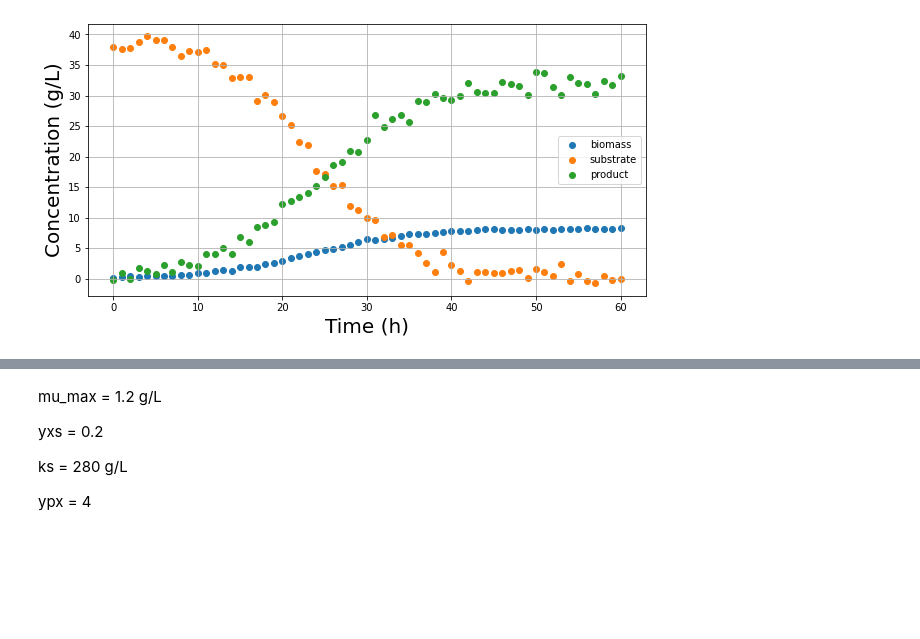
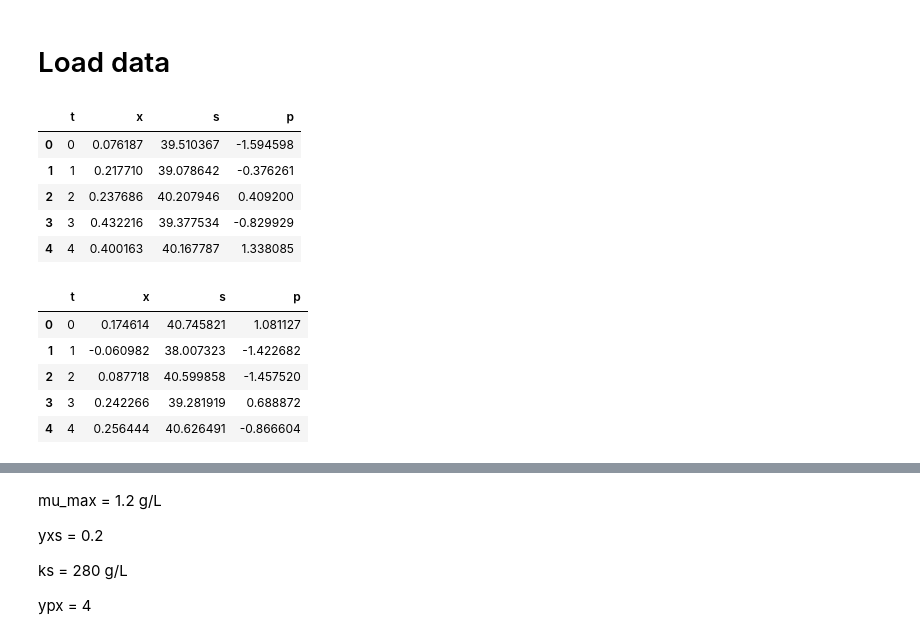
Before and after one commit to juanmggb/maestria, a Jupyter notebook: parameter_estimation/parameter_estimation.ipynb, the cells around one changed output, grey strips where cells are left out. Cells and saved outputs as stored; diff of their text form; code cells hidden in the pictures; blank space fills up the shorter version.

```diff
--- a/parameter_estimation/parameter_estimation.ipynb
+++ b/parameter_estimation/parameter_estimation.ipynb
@@ -85,13 +79 @@ fn.plot_data(predicted_noise)
-# %%
-plt.figure(figsize=(10, 5))
-plt.scatter(predicted_noise.t, predicted_noise.x, label = 'biomass')
-plt.scatter(predicted_noise.t, predicted_noise.s, label = 'substrate')
-plt.scatter(predicted_noise.t, predicted_noise.p, label = 'product')
-plt.xlabel("Time (h)", size = 20)
-plt.ylabel('Concentration (g/L)', size = 20)
-plt.grid()
-plt.legend(fontsize=10)
-plt.show()
-# %% [output]
-[figure, removed]
 # %%
@@ -102,0 +104,24 @@ def fitness_function(parms):
+# %% [markdown]
+# Load data
+# %%
+# Load data
+data_monod = pd.read_csv("data/data_monod.csv")
+data_monod.head()
+# %% [output]
+|  | t | x | s | p |
+| 0 | 0 | 0.076187 | 39.510367 | -1.594598 |
+| 1 | 1 | 0.217710 | 39.078642 | -0.376261 |
+| 2 | 2 | 0.237686 | 40.207946 | 0.409200 |
+| 3 | 3 | 0.432216 | 39.377534 | -0.829929 |
+| 4 | 4 | 0.400163 | 40.167787 | 1.338085 |
+# %%
+# Load data
+data_inhibition = pd.read_csv("data/data_inhibition.csv")
+data_inhibition.head()
+# %% [output]
+|  | t | x | s | p |
+| 0 | 0 | 0.174614 | 40.745821 | 1.081127 |
+| 1 | 1 | -0.060982 | 38.007323 | -1.422682 |
+| 2 | 2 | 0.087718 | 40.599858 | -1.457520 |
+| 3 | 3 | 0.242266 | 39.281919 | 0.688872 |
+| 4 | 4 | 0.256444 | 40.626491 | -0.866604 |
```
Also changed, not shown: parts of 46 cells of this notebook.
